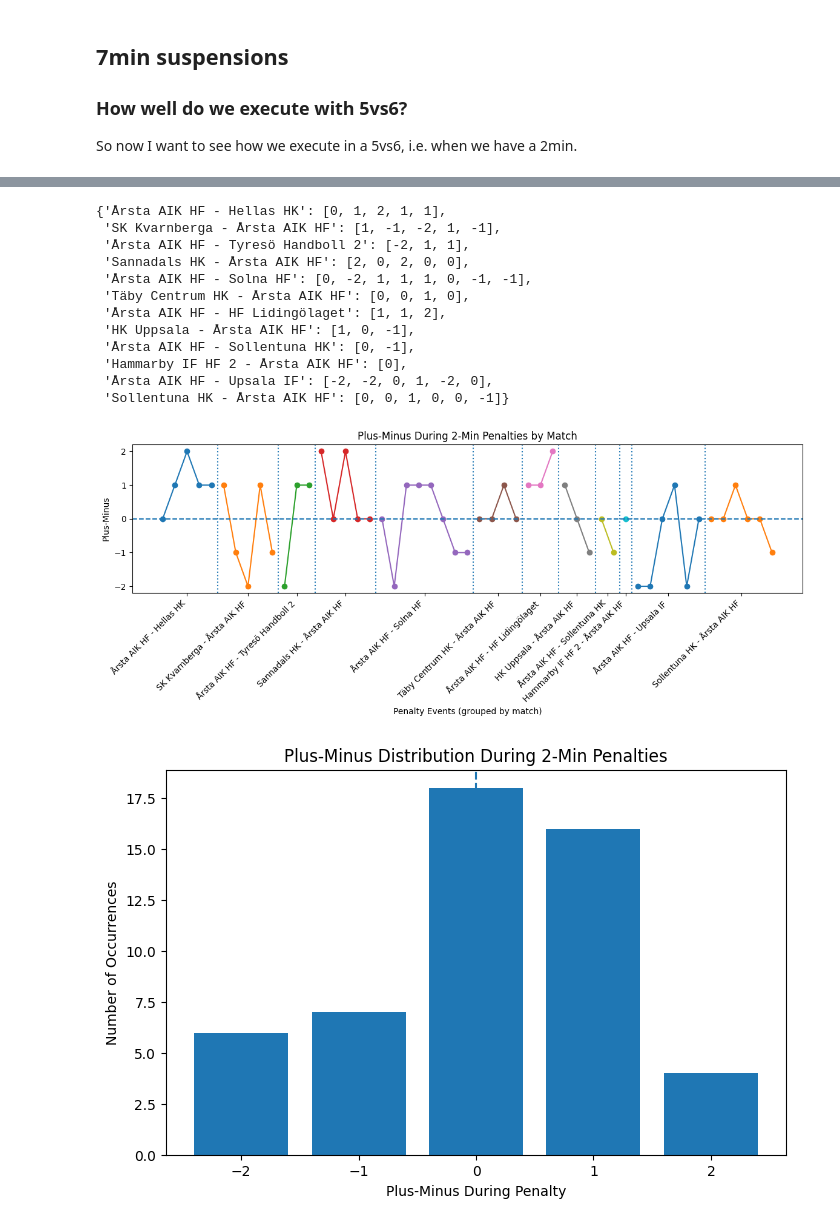
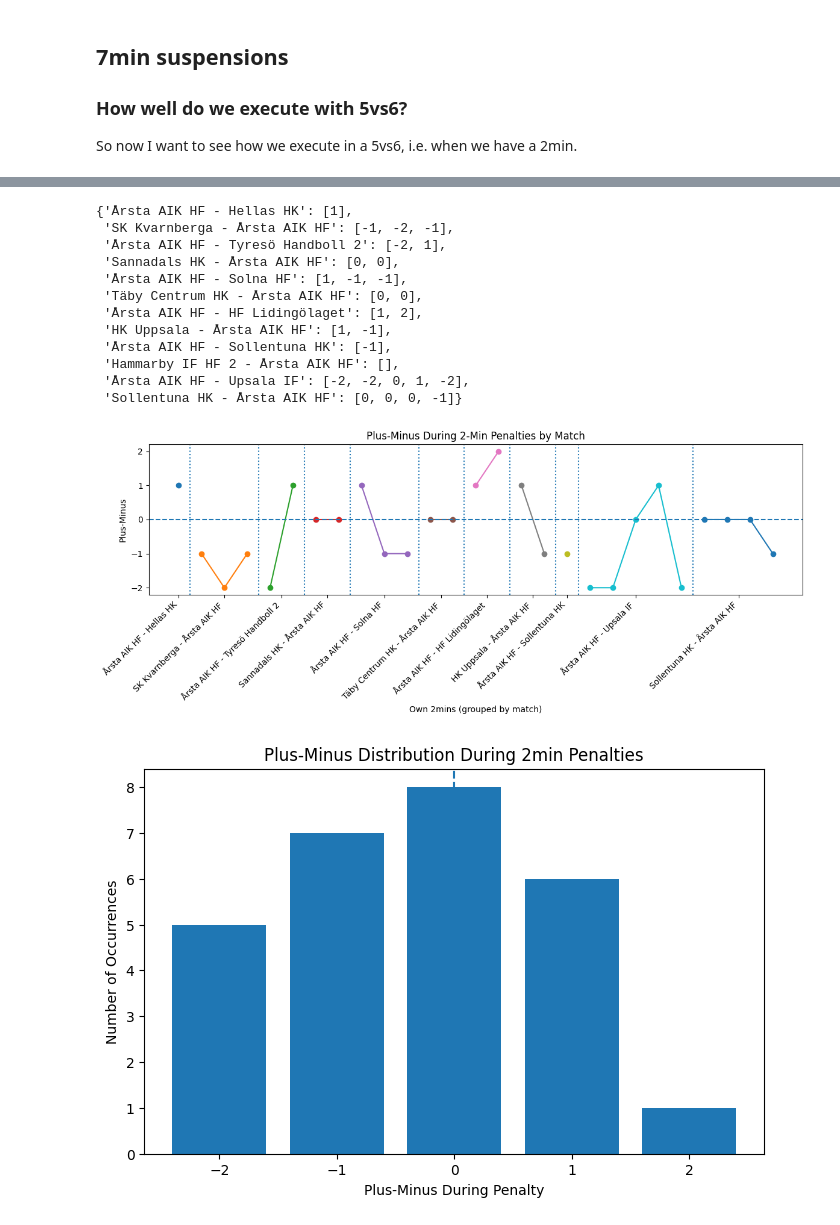
Before and after one commit to lucafynn/profixio_analyser, a Jupyter notebook: arsta_analysis.ipynb, the cells around one changed output, grey strips where cells are left out. Saved outputs shown, nothing was run; the diff lists cells and outputs as text; code cells hidden in the pictures.

Commit message:
Changed bin match performace plot

```diff
--- a/arsta_analysis.ipynb
+++ b/arsta_analysis.ipynb
@@ -9,7 +11,7 @@ import pandas as pd
 from pathlib import Path
 
 folder_path = Path("./data/tabular_data")
-dataframes = [pd.read_csv(csv) for csv in folder_path.glob("*.csv")]
+dataframes = [pd.read_csv(csv) for csv in folder_path.glob("*shf*.csv")]
 
 for df in dataframes:
     df.insert(
@@ -577,19 +507,17 @@ for df in dataframes:
 
     # get the excact match name for the current dataframe
     match = meta_arsta[meta_arsta["match_id"] == df["match_id"].iloc[0]]["away_team"].iloc[0] + " - " + meta_arsta[meta_arsta["match_id"] == df["match_id"].iloc[0]]["home_team"].iloc[0]
-    print(enemy_team, match)
-
-    # convert time to seconds for easier calculations
-    df['time_in_seconds'] = df['Tid'].str.split(":").apply(lambda x: int(x[0]) * 60 + int(x[1]))
+    #print(enemy_team, match)
 
     # Initialize dict for penalties and get the plusminus during penalties
     plusminus_during_penalties_per_match[match] = []
-    utvisningar = df[(df['Händelse']=='Utvisning') & (df['Lag']=='Årsta AIK HF')]["time_in_seconds"]
-    for utvisning in utvisningar:
+    utvisningar = df[(df['Händelse']=='Utvisning') & (df['Lag']=='Årsta AIK HF')][["Seconds", 'Spelare']]
+    #print(utvisningar)
+    for utvisning in utvisningar["Seconds"]:
         plusminus = 0
         utvisning_ends = utvisning + 2*60
         #print(utvisning, utvisning_ends )
-        goals = df[(df['time_in_seconds'] > utvisning) & (df['time_in_seconds'] < utvisning_ends) & (df['Händelse']=='Mål')]
+        goals = df[(df['Seconds'] > utvisning) & (df['Seconds'] < utvisning_ends) & (df['Händelse']=='Mål')]
         for goals in goals.itertuples():
             if goals.Lag == "Årsta AIK HF":
                 plusminus +=1
@@ -597,29 +525,40 @@ for df in dataframes:
                 plusminus -=1
         #print("PlusMinus during 2-min utvisning:", plusminus)
         plusminus_during_penalties_per_match[match].append(plusminus)
+
     #Initialize dict for majority and get the plusminus during majority
     plusminus_in_majority_per_match[match] = []
-    majority = df[(df['Händelse']=='Utvisning') & (df['Lag']==enemy_team)]["time_in_seconds"]
-    print(majority)
+    majorities= df[(df['Händelse']=='Utvisning') & (df['Lag']==enemy_team)]["Seconds"]
+    #print(majorities)
+    for majority in majorities:
+        plusminus = 0
+        majority_ends = majority + 2*60
+        goals = df[(df['Seconds'] > majority) & (df['Seconds'] < majority_ends) & (df['Händelse']=='Mål')]
+        for goals in goals.itertuples():
+            if goals.Lag == "Årsta AIK HF":
+                plusminus +=1
+            else:
+                plusminus -=1
+        #print("PlusMinus during majority:", plusminus)
+        plusminus_in_majority_per_match[match].append(plusminus)
+
 
 
 plusminus_during_penalties_per_match
 # %% [output]
-{'Årsta AIK HF - Hellas HK': [0, 1, 2, 1, 1],
- 'SK Kvarnberga - Årsta AIK HF': [1, -1, -2, 1, -1],
- 'Årsta AIK HF - Tyresö Handboll 2': [-2, 1, 1],
- 'Sannadals HK - Årsta AIK HF': [2, 0, 2, 0, 0],
- 'Årsta AIK HF - Solna HF': [0, -2, 1, 1, 1, 0, -1, -1],
- 'Täby Centrum HK - Årsta AIK HF': [0, 0, 1, 0],
- 'Årsta AIK HF - HF Lidingölaget': [1, 1, 2],
- 'HK Uppsala - Årsta AIK HF': [1, 0, -1],
- 'Årsta AIK HF - Sollentuna HK': [0, -1],
- 'Hammarby IF HF 2 - Årsta AIK HF': [0],
- 'Årsta AIK HF - Upsala IF': [-2, -2, 0, 1, -2, 0],
- 'Sollentuna HK - Årsta AIK HF': [0, 0, 1, 0, 0, -1]}
+{'Årsta AIK HF - Hellas HK': [1],
+ 'SK Kvarnberga - Årsta AIK HF': [-1, -2, -1],
+ 'Årsta AIK HF - Tyresö Handboll 2': [-2, 1],
+ 'Sannadals HK - Årsta AIK HF': [0, 0],
+ 'Årsta AIK HF - Solna HF': [1, -1, -1],
+ 'Täby Centrum HK - Årsta AIK HF': [0, 0],
+ 'Årsta AIK HF - HF Lidingölaget': [1, 2],
+ 'HK Uppsala - Årsta AIK HF': [1, -1],
+ 'Årsta AIK HF - Sollentuna HK': [-1],
+ 'Hammarby IF HF 2 - Årsta AIK HF': [],
+ 'Årsta AIK HF - Upsala IF': [-2, -2, 0, 1, -2],
+ 'Sollentuna HK - Årsta AIK HF': [0, 0, 0, -1]}
 # %%
-import matplotlib.pyplot as plt
-
 plt.figure(figsize=(12,5))
 
 current_index = 0
@@ -628,6 +567,8 @@ segment_labels = []
 match_boundaries = []
 
 for match, vals in plusminus_during_penalties_per_match.items():
+    if not vals:   #skip matches with no data
+        continue
     n = len(vals)
     indices = range(current_index, current_index + n)
 
@@ -652,38 +593,38 @@ for boundary in match_boundaries[:-1]:
 # match labels on x-axis
 plt.xticks(segment_centers, segment_labels, rotation=45, ha='right')
 
-plt.xlabel('Penalty Events (grouped by match)')
+plt.xlabel('Own 2mins (grouped by match)')
 plt.ylabel('Plus-Minus')
 plt.title('Plus-Minus During 2-Min Penalties by Match')
 plt.tight_layout()
 plt.show()
 # %% [output]
-[figure, old version]
+[figure, new version]
 # %%
 import matplotlib.pyplot as plt
 from collections import Counter
 import numpy as np
 
 # flatten all values across matches
 all_values = [
     val
     for match_vals in plusminus_during_penalties_per_match.values()
     for val in match_vals
 ]
 
 counts = Counter(all_values)
 x = sorted(counts.keys())
 y = [counts[v] for v in x]
 
 plt.figure(figsize=(8,5))
 plt.bar(x, y)
 plt.axvline(0, linestyle='--')
 plt.xlabel('Plus-Minus During Penalty')
 plt.ylabel('Number of Occurrences')
-plt.title('Plus-Minus Distribution During 2-Min Penalties')
+plt.title('Plus-Minus Distribution During 2min Penalties')
 plt.show()
 # %% [output]
-[figure, old version]
+[figure, new version]
 # %%
 values = np.array(all_values)
 
```
Also changed, not shown: parts of 14 cells of this notebook.
